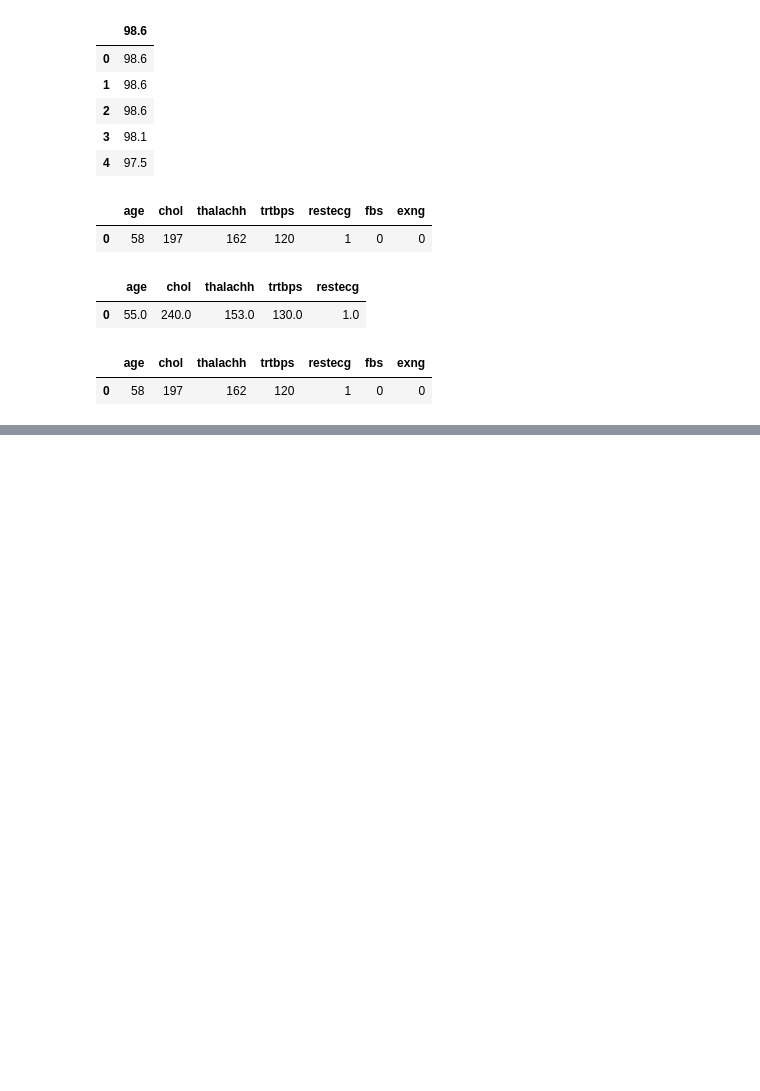
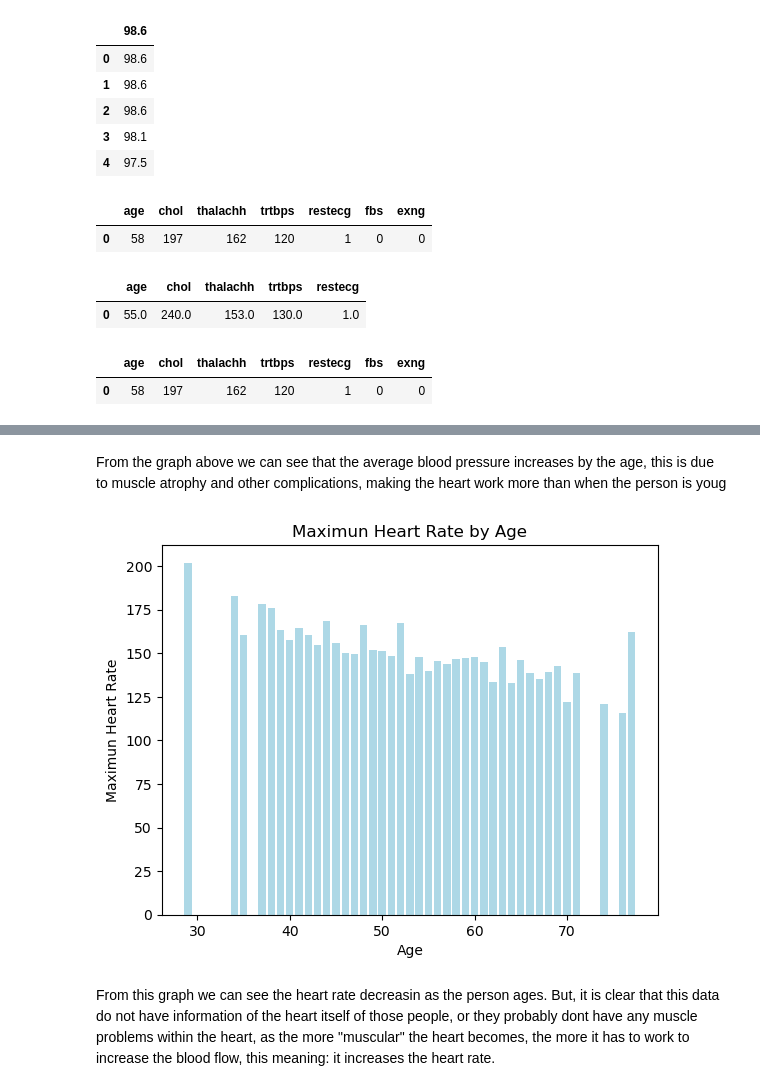
Before and after one commit to gustavopin/HeartAttackAnalysis, a Jupyter notebook: analysis.ipynb, the cells around one changed output, grey strips where cells are left out. Drawn from its saved outputs; the diff is of its cells as text; code cells hidden in the pictures; blank space fills up the shorter version.

```diff
--- a/analysis.ipynb
+++ b/analysis.ipynb
@@ -116,0 +166,23 @@ df_modes.head()
+# %% [markdown]
+From the graph above we can see that the average blood pressure increases by the age, this is due to muscle atrophy and other complications, making the heart work more than when the person is youg
+# %%
+#creating a dataframe to compare age and thalachh
+group3 = pd.DataFrame({
+    'age' : data_gen['age'],
+    'thalachh' : data_gen['thalachh']
+})
+
+# grouping the 'age'
+values3 = group3.groupby('age')['thalachh'].mean()
+
+# graphing
+# graph 1 for age x thalachh
+plt.bar(values3.index, values3.values, color = 'lightblue')
+plt.xlabel('Age')
+plt.ylabel('Maximun Heart Rate')
+plt.title('Maximun Heart Rate by Age')
+plt.show()
+# %% [output]
+[figure, added]
+# %% [markdown]
+From this graph we can see the heart rate decreasin as the person ages. But, it is clear that this data do not have information of the heart itself of those people, or they probably dont have any muscle problems within the heart, as the more "muscular" the heart becomes, the more it has to work to increase the blood flow, this meaning: it increases the heart rate.
```
Also changed, not shown: parts of 6 cells of this notebook.
